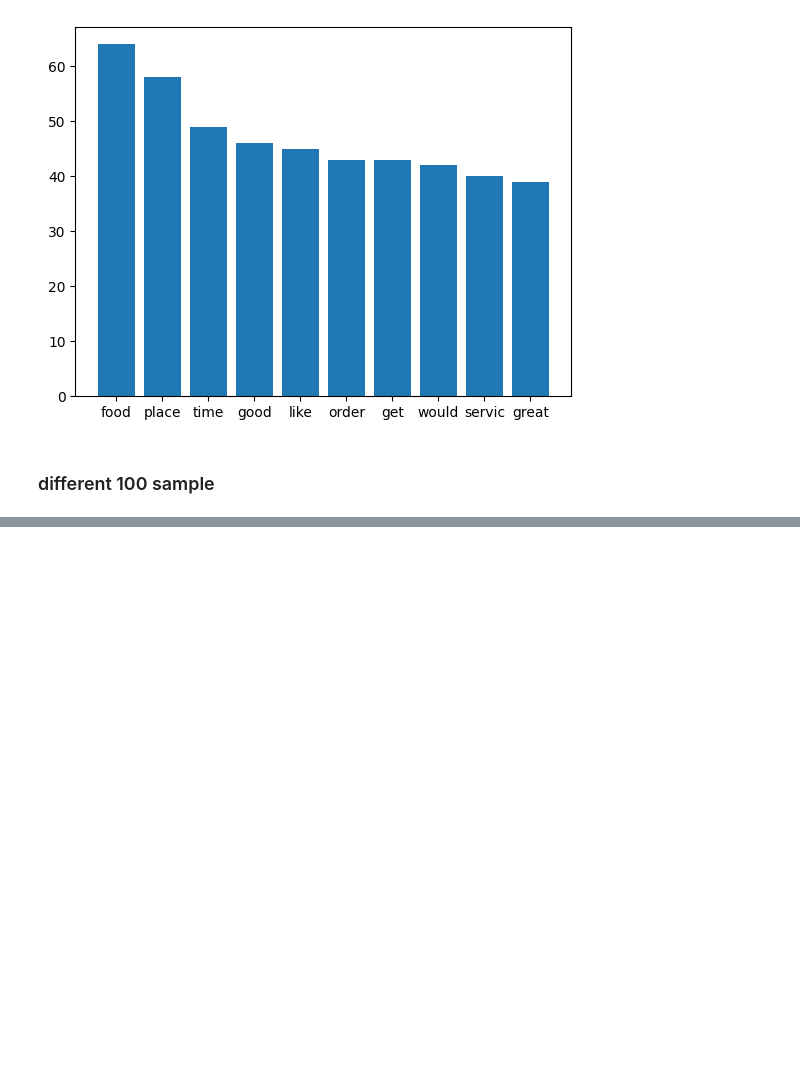
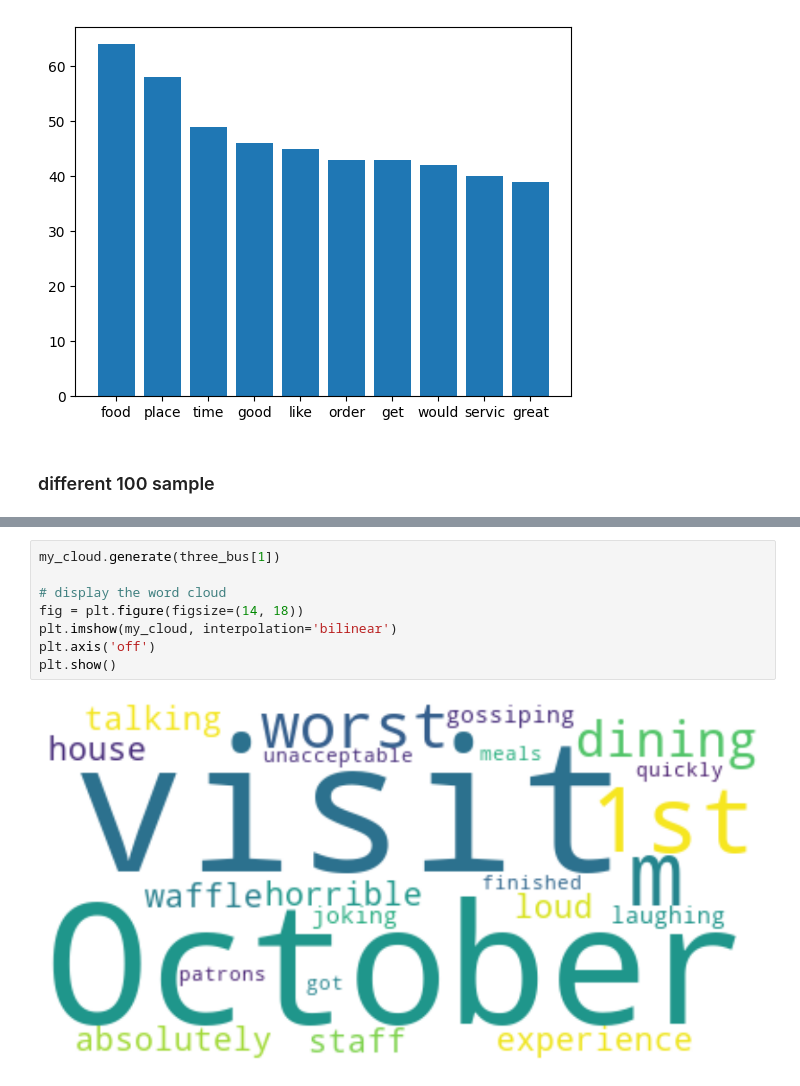
Before and after one commit to Tony363/CIS5590, a Jupyter notebook: ass1.ipynb, the cells around one changed output, grey strips where cells are left out. Drawn from its saved outputs; the diff is of its cells as text; blank space fills up the shorter version.

```diff
--- a/ass1.ipynb
+++ b/ass1.ipynb
@@ -245,0 +641,10 @@ Name: count, dtype: int64
+# %%
+my_cloud.generate(three_bus[1])
+
+# display the word cloud
+fig = plt.figure(figsize=(14, 18))
+plt.imshow(my_cloud, interpolation='bilinear')
+plt.axis('off')
+plt.show()
+# %% [output]
+[figure, added]
```
Also changed, not shown: parts of 37 cells of this notebook.
